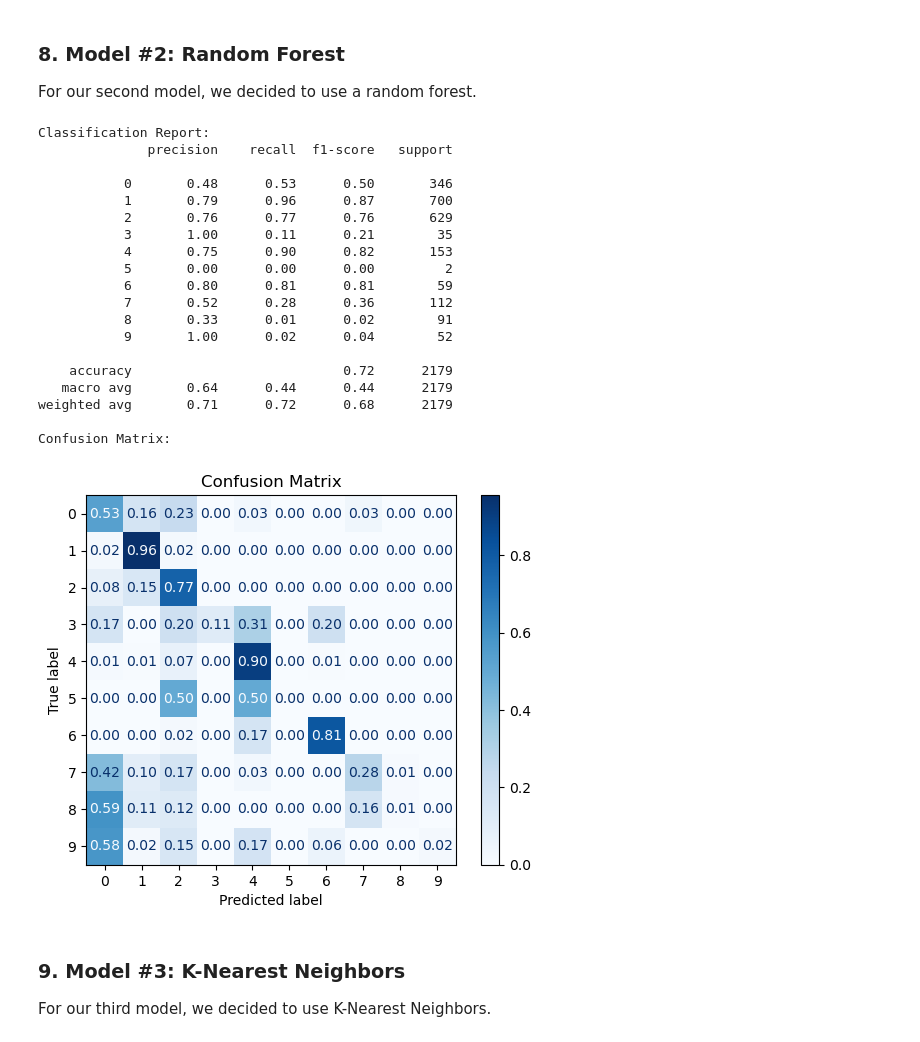
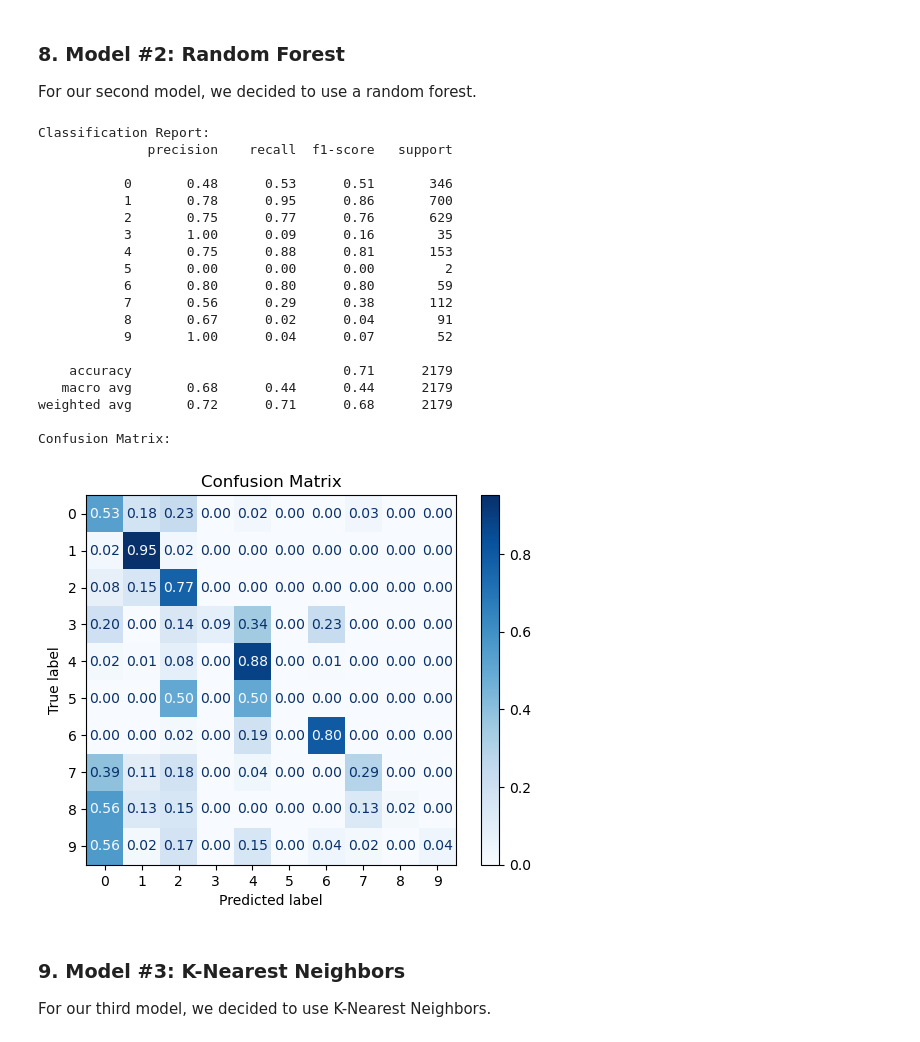
Before and after one commit to gfernan5/galaxy_classifier, a Jupyter notebook: galaxy_classifier.ipynb, the cells around one changed output. Saved outputs shown, nothing was run; the diff lists cells and outputs as text; code cells hidden in the pictures.

```diff
--- a/galaxy_classifier.ipynb
+++ b/galaxy_classifier.ipynb
@@ -182,59 +182,46 @@ from sklearn.ensemble import RandomForestClassifier
 from sklearn.preprocessing import StandardScaler
 from sklearn.model_selection import train_test_split
 from sklearn.metrics import classification_report, confusion_matrix
-
-# Reshape image data (keeping all RGB features)
-X_images = images / 255.0  # Normalize pixel values between 0 and 1
-X_flat = X_images.reshape(n_samples, -1)  # Flatten into (n_samples, height * width * 3)
-y = labels  # Labels remain unchanged
-
-# Split the data
-X_train, X_test, y_train, y_test = train_test_split(X_flat, y, train_size=0.9, stratify=y, random_state=42)
-
-# Optional: Apply standard scaling (Random Forests don’t strictly need it, but it can help)
-scaler = StandardScaler()
-X_train = scaler.fit_transform(X_train)
-X_test = scaler.transform(X_test)
 
 # Initialize and train the Random Forest model
 rf_model = RandomForestClassifier(n_estimators=100, random_state=42, n_jobs=-1)
 rf_model.fit(X_train, y_train)
 
 # Make predictions
 y_pred = rf_model.predict(X_test)
 
 # Evaluate the model
 print("Classification Report:")
 print(classification_report(y_test, y_pred, zero_division=0))
 
 print("Confusion Matrix:")
 cm = confusion_matrix(y_test, y_pred)
 cm_normalized = cm.astype('float') / cm.sum(axis=1, keepdims=True)
 disp = ConfusionMatrixDisplay(confusion_matrix=cm_normalized, display_labels=rf_model.classes_)
 disp.plot(cmap="Blues", values_format=".2f")
 plt.title("Confusion Matrix")
 plt.show()
 # %% [output]
 Classification Report:
               precision    recall  f1-score   support
 
-           0       0.48      0.53      0.50       346
-           1       0.79      0.96      0.87       700
-           2       0.76      0.77      0.76       629
-           3       1.00      0.11      0.21        35
-           4       0.75      0.90      0.82       153
+           0       0.48      0.53      0.51       346
+           1       0.78      0.95      0.86       700
+           2       0.75      0.77      0.76       629
+           3       1.00      0.09      0.16        35
+           4       0.75      0.88      0.81       153
            5       0.00      0.00      0.00         2
-           6       0.80      0.81      0.81        59
-           7       0.52      0.28      0.36       112
-           8       0.33      0.01      0.02        91
-           9       1.00      0.02      0.04        52
+           6       0.80      0.80      0.80        59
+           7       0.56      0.29      0.38       112
+           8       0.67      0.02      0.04        91
+           9       1.00      0.04      0.07        52
 
-    accuracy                           0.72      2179
-   macro avg       0.64      0.44      0.44      2179
-weighted avg       0.71      0.72      0.68      2179
+    accuracy                           0.71      2179
+   macro avg       0.68      0.44      0.44      2179
+weighted avg       0.72      0.71      0.68      2179
 
 Confusion Matrix:
-[figure, old version]
+[figure, new version]
 # %% [markdown]
 ### 9. Model #3: K-Nearest Neighbors
 For our third model, we decided to use K-Nearest Neighbors.
```
Also changed, not shown: parts of 2 cells of this notebook.
